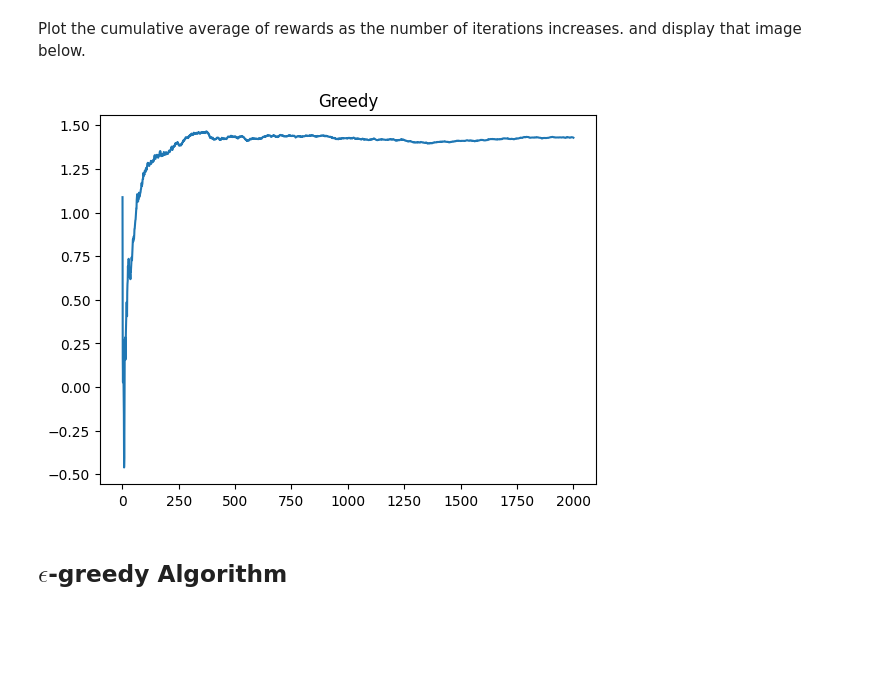
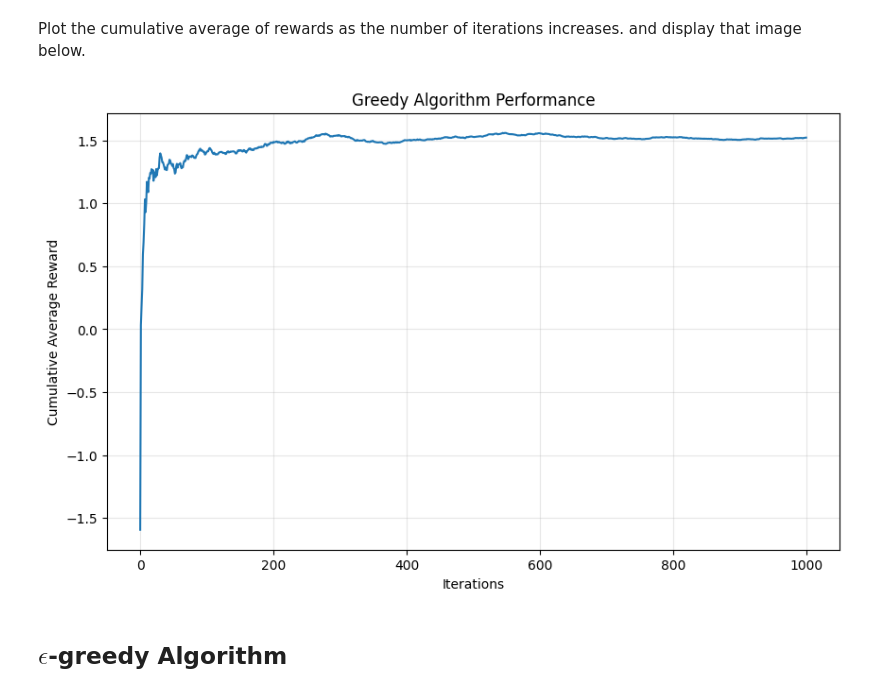
Before and after one commit to anas4231/WIDS-2025-Intro-to-Reinforcement-Learning, a Jupyter notebook: Week 1/work_on_bandits.ipynb, the cells around one changed output. Drawn from its saved outputs; the diff is of its cells as text; code cells hidden in the pictures; blank space fills up the shorter version.

```diff
--- a/Week 1/work_on_bandits.ipynb
+++ b/Week 1/work_on_bandits.ipynb
@@ -41,17 +25,38 @@ return rewards
+# %%
+def run_greedy(num_iterations = 1000):
+
+    num_bandits = len(bandits)
+    counts = np.zeros(num_bandits)  # Number of times each bandit was pulled
+    values = np.zeros(num_bandits)  # Estimated value of each bandit
+    rewards = []
+
+    for i in range(num_iterations):
+        # Choose bandit with highest estimated value
+        bandit_idx = np.argmax(values)
+
+        # Pull the lever and get reward
+        reward = bandits[bandit_idx].pullLever()
+        rewards.append(reward)
+
+        # Update counts and estimates
+        counts[bandit_idx] += 1
+        # Incremental update: new_estimate = old_estimate + (1/n) * (reward - old_estimate)
+        values[bandit_idx] += (reward - values[bandit_idx]) / counts[bandit_idx]
+
+    return rewards
 # %% [markdown]
 Plot the cumulative average of rewards as the number of iterations increases. and display that image below.
-# %%
- def plot_cumulative_average(rewards_list, labels):
-plt.figure(figsize=(10, 6))
-for rewards, label in zip(rewards_list, labels):
-cum_avg = np.cumsum(rewards) / np.arange(1, len(rewards)+1)
-     plt.plot(cum_avg, label=label)
- plt.xlabel('Iterations')
- plt.ylabel('Cumulative Average Reward')
- plt.legend()
- plt.title('Cumulative Average Reward Over Time')
- plt.show()
-# %% [output]
-[figure, removed]
+# %%
+greedy_rewards = run_greedy(1000)
+cumulative_avg = np.cumsum(greedy_rewards) / (np.arange(len(greedy_rewards)) + 1)
+plt.figure(figsize=(10, 6))
+plt.plot(cumulative_avg)
+plt.xlabel('Iterations')
+plt.ylabel('Cumulative Average Reward')
+plt.title('Greedy Algorithm Performance')
+plt.grid(True, alpha=0.3)
+plt.show()
+# %% [output]
+[figure, added]
 # %% [markdown]
 ## $\epsilon$-greedy Algorithm
```
Also changed, not shown: parts of 13 cells of this notebook.
